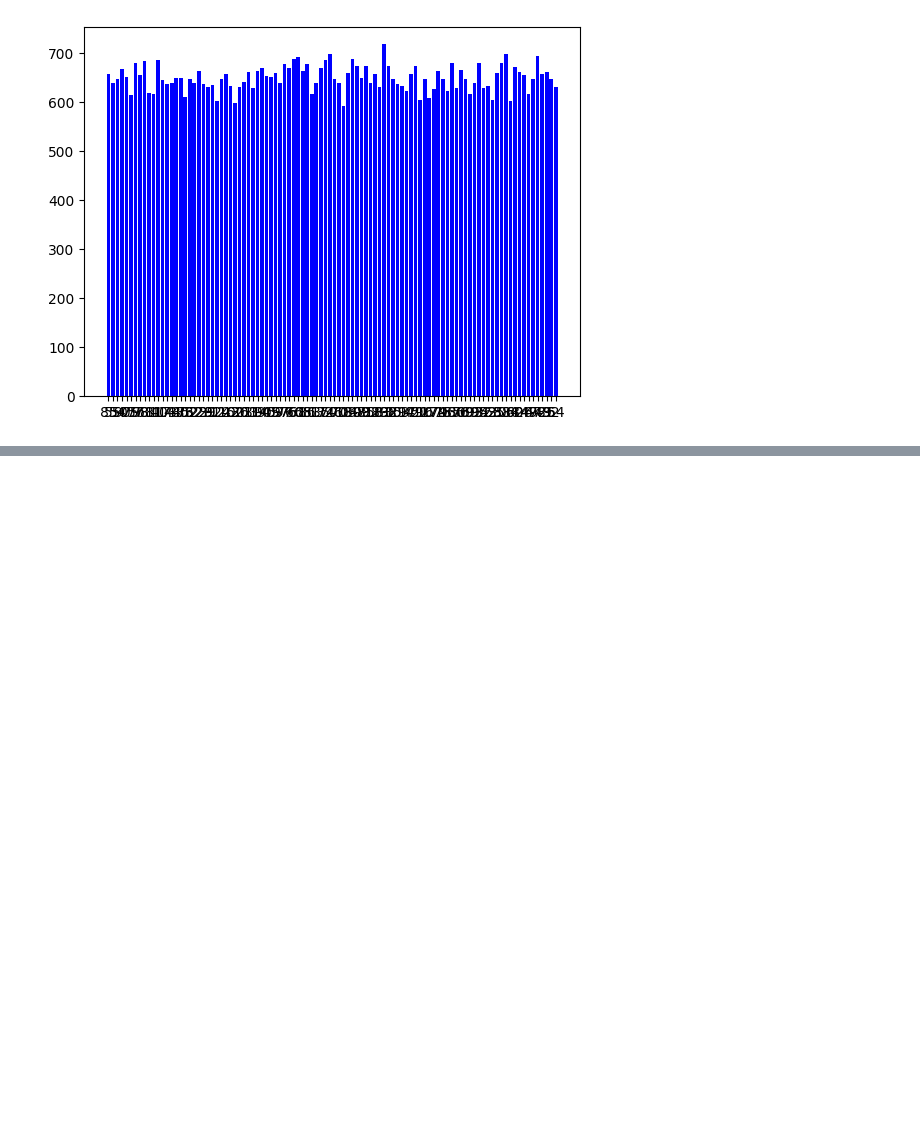
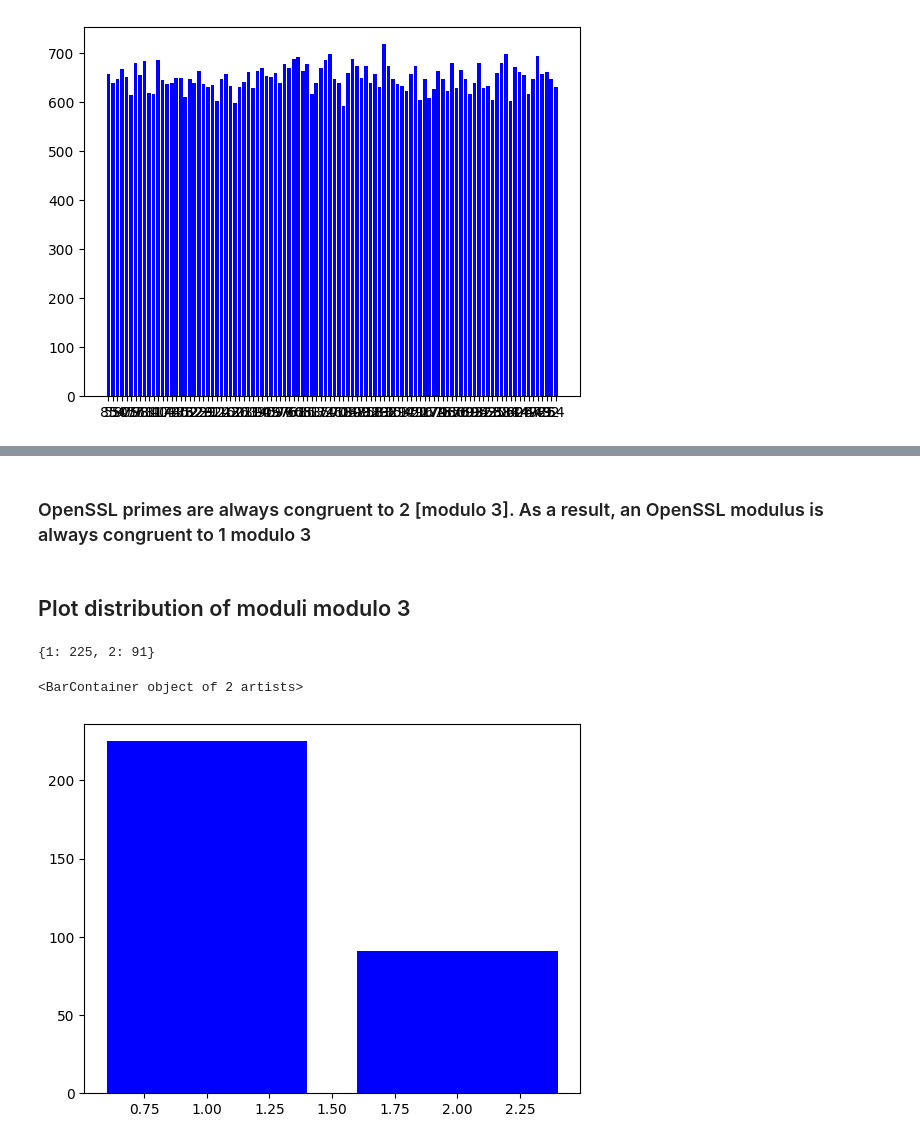
Before and after one commit to hennessyangela/analyze_RSA_keys, a Jupyter notebook: analyze_RSA_keys.ipynb, the cells around one changed output, grey strips where cells are left out. Drawn from its saved outputs; the diff is of its cells as text; code cells hidden in the pictures; blank space fills up the shorter version.

```diff
--- a/analyze_RSA_keys.ipynb
+++ b/analyze_RSA_keys.ipynb
@@ -72,0 +79,21 @@ plt.bar(list(counts.keys()), counts.values(), color='b')
+# %% [markdown]
+### OpenSSL primes are always congruent to 2 [modulo 3]. As a result, an OpenSSL modulus is always congruent to 1 modulo 3
+# %% [markdown]
+## Plot distribution of moduli modulo 3
+# %%
+counts_mod3={1:0,2:0}
+
+for N in moduli:
+    val_mod3=int(N,16) % 3
+    if val_mod3==1:
+        counts_mod3[1]+=1
+    else:
+        counts_mod3[2]+=1
+print(counts_mod3)
+
+idth=1.0
+plt.bar(list(counts_mod3.keys()), counts_mod3.values(), color='b')
+# %% [output]
+{1: 225, 2: 91}
+<BarContainer object of 2 artists>
+[figure, added]
```
Also changed, not shown: parts of 7 cells of this notebook.
